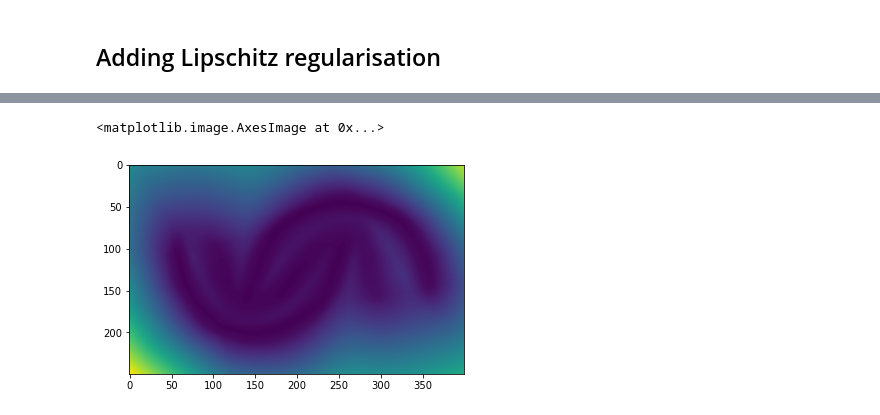
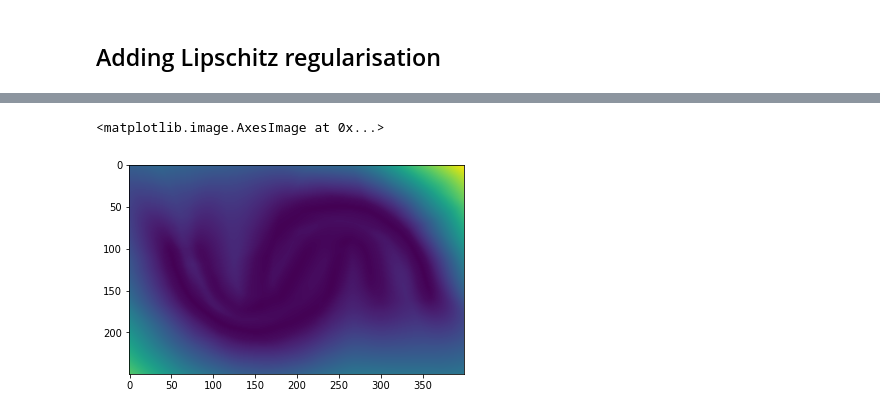
Before and after one commit to b-remy/score-estimation-comparison, a Jupyter notebook: notebooks/AR-DAE_Lipschitz.ipynb, the cells around one changed output, grey strips where cells are left out. Cells and saved outputs as stored; diff of their text form; code cells hidden in the pictures.

```diff
--- a/notebooks/AR-DAE_Lipschitz.ipynb
+++ b/notebooks/AR-DAE_Lipschitz.ipynb
@@ -86,6 +94,6 @@ class Denoiser(hk.Module):
 # %%
 def forward(x, sigma, is_training=False):
-    denoiser = Denoiser(is_training=is_training)
+    denoiser = ARDAE(is_training=is_training)
     return denoiser(x, sigma)
 
 model_train = hk.transform_with_state(partial(forward, is_training=True))
@@ -232,6 +214,6 @@ class Denoiser(hk.Module):
 # %%
 def forward(x, sigma, is_training=False):
-    denoiser = Denoiser(is_training=is_training)
+    denoiser = ARDAE(is_training=is_training)
     return denoiser(x, sigma)
 
 model_train = hk.transform_with_state(partial(forward, is_training=True))
@@ -316,6 +298,6 @@ X = np.arange(-1.5, 2.5, 0.1)
 Y = np.arange(-1, 1.5, 0.1)
 points = stack(meshgrid(X, Y), axis=-1).reshape((-1, 2))
 
-model = hk.transform_with_state(partial(forward, is_training=False))
-score = partial(model.apply, params, state, next(rng_seq))
+model_sn = hk.transform_with_state(partial(forward, is_training=False))
+score_sn = partial(model_sn.apply, params, state, next(rng_seq))
 # %%
@@ -330,13 +316,13 @@ quiver(X, Y, g[:,:,0], g[:,:,1])
 # %%
 X = np.arange(-1.5, 2.5, 0.01)
 Y = np.arange(-1, 1.5, 0.01)
 points = stack(meshgrid(X, Y), axis=-1).reshape((-1, 2))
-res, state = score(points, jnp.zeros((len(points),1)))
+res, state = score_sn(points, jnp.zeros((len(points),1)))
 g = res.reshape([len(Y), len(X),2])
 imshow(np.sqrt(g[:,:,0]**2 + g[:,:,1]**2))
 # %% [output]
 <matplotlib.image.AxesImage at 0x...>
-[figure, old version]
+[figure, new version]
 # %%
 X = np.arange(-3, 4, 0.2)
 Y = np.arange(-2, 3, 0.2)
```
Also changed, not shown: parts of 19 cells of this notebook, 13 other files.
